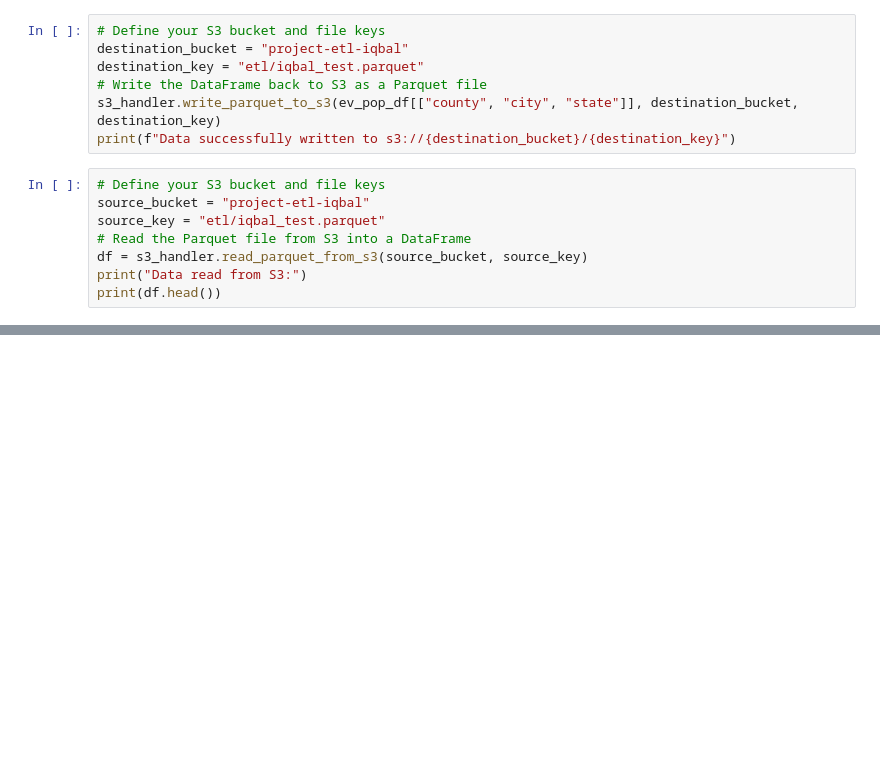
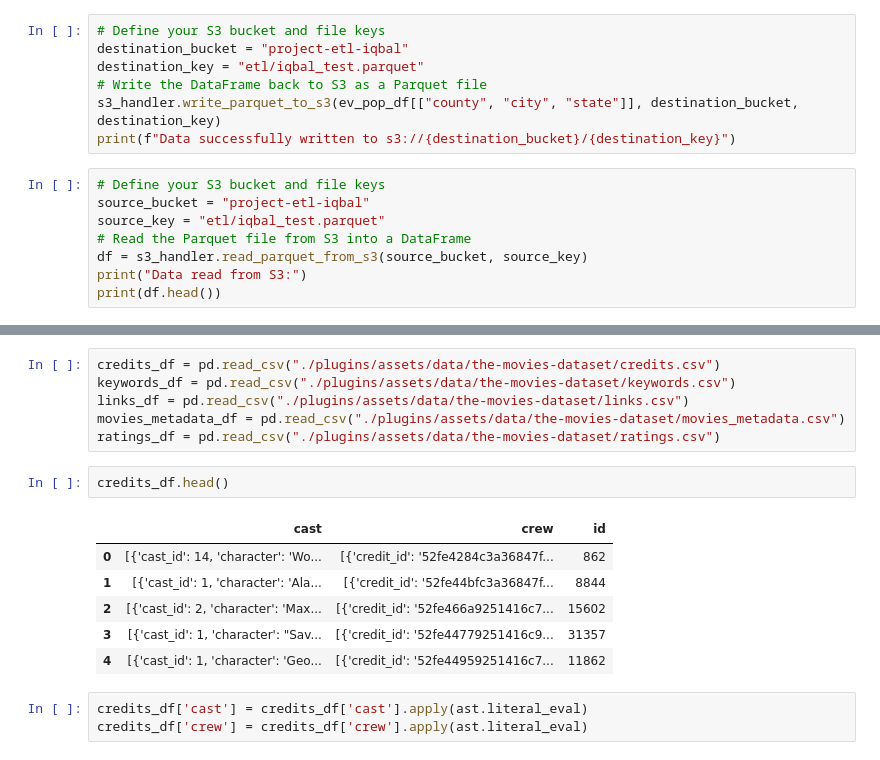
Before and after one commit to iqbalzain99/Movies-Dataflow-and-Analysis-DE-Portfolio, a Jupyter notebook: test_airflow_code.ipynb, the cells around one changed output, grey strips where cells are left out. Saved outputs shown, nothing was run; the diff lists cells and outputs as text; blank space fills up the shorter version.

```diff
--- a/test_airflow_code.ipynb
+++ b/test_airflow_code.ipynb
@@ -105,0 +124,18 @@ print(df.head())
+# %%
+credits_df = pd.read_csv("./plugins/assets/data/the-movies-dataset/credits.csv")
+keywords_df = pd.read_csv("./plugins/assets/data/the-movies-dataset/keywords.csv")
+links_df = pd.read_csv("./plugins/assets/data/the-movies-dataset/links.csv")
+movies_metadata_df = pd.read_csv("./plugins/assets/data/the-movies-dataset/movies_metadata.csv")
+ratings_df = pd.read_csv("./plugins/assets/data/the-movies-dataset/ratings.csv")
+# %%
+credits_df.head()
+# %% [output]
+|  | cast | crew | id |
+| 0 | [{'cast_id': 14, 'character': 'Wo... | [{'credit_id': '52fe4284c3a36847f... | 862 |
+| 1 | [{'cast_id': 1, 'character': 'Ala... | [{'credit_id': '52fe44bfc3a36847f... | 8844 |
+| 2 | [{'cast_id': 2, 'character': 'Max... | [{'credit_id': '52fe466a9251416c7... | 15602 |
+| 3 | [{'cast_id': 1, 'character': "Sav... | [{'credit_id': '52fe44779251416c9... | 31357 |
+| 4 | [{'cast_id': 1, 'character': 'Geo... | [{'credit_id': '52fe44959251416c7... | 11862 |
+# %%
+credits_df['cast'] = credits_df['cast'].apply(ast.literal_eval)
+credits_df['crew'] = credits_df['crew'].apply(ast.literal_eval)
```
Also changed, not shown: parts of 12 cells of this notebook.
